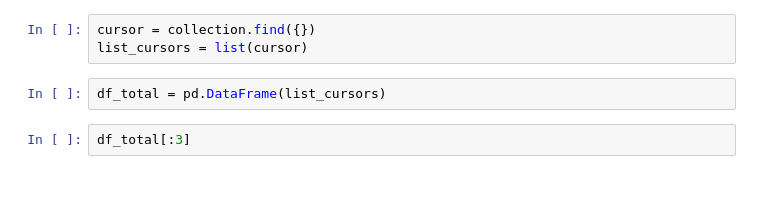
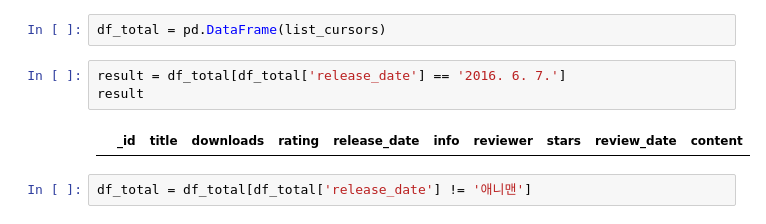
Before and after one commit to moonycode/study_data_analytics, a Jupyter notebook: codes/datagatherings/seleniums/googlestore_care.ipynb, the cells around one changed output. Saved outputs shown, nothing was run; the diff lists cells and outputs as text; blank space fills up the shorter version.

```diff
--- a/codes/datagatherings/seleniums/googlestore_care.ipynb
+++ b/codes/datagatherings/seleniums/googlestore_care.ipynb
@@ -202,10 +202,12 @@ browser.quit()
-# %%
-cursor = collection.find({})
-list_cursors = list(cursor)
 # %%
 df_total = pd.DataFrame(list_cursors)
 # %%
-df_total[:3]
+result = df_total[df_total['release_date'] == '2016. 6. 7.']
+result
+# %% [output]
+|  | _id | title | downloads | rating | release_date | info | reviewer | stars | review_date | content |
+# %%
+df_total = df_total[df_total['release_date'] != '애니맨']
 # %%
 df_drop_id = df_total.drop('_id', axis=1)
 df_drop_id[:3]
```
Also changed, not shown: parts of 14 cells of this notebook, 27 other files.
